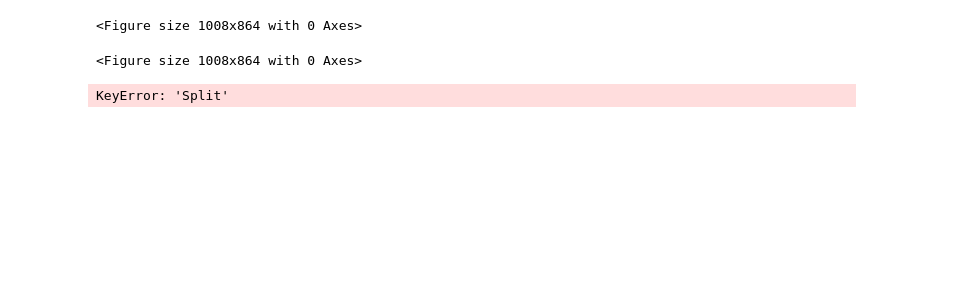
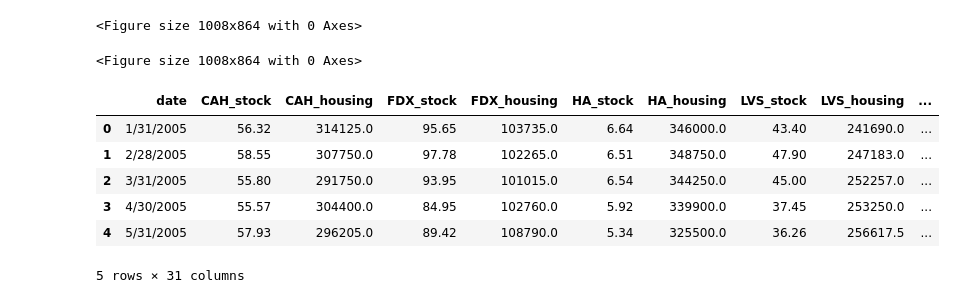
Before and after one commit to GraceHsu12/UCB_Project1_team, a Jupyter notebook: SL_API.ipynb, the cells around one changed output. Saved outputs shown, nothing was run; the diff lists cells and outputs as text; code cells hidden in the pictures; blank space fills up the shorter version.

```diff
--- a/SL_API.ipynb
+++ b/SL_API.ipynb
@@ -322,6 +319,32 @@ housing = pd.read_csv('house_data/CAH_housing.csv')
-# %%
-import scipy.stats as stats
-import numpy as np
-stats.ttest_ind(clean_df['Split'], housing['Value'], equal_var=False)
-# %% [output]
-KeyError: 'Split'
+# %%
+# Combine all stock and housing lists into one dataframe
+
+combined_stock_housing_df = pd.DataFrame({
+    'date': stock_csv['Date']
+})
+stock_tickers = tickers_df['ticker']
+
+for each in stock_tickers:
+    # Excluding data from ABC, NKE, CVS, SAFM, ANTM
+    if each in ['ABC', 'NKE', 'CVS', 'SAFM', 'ANTM']:
+        pass
+    elif each == 'AAPL':
+        current_stock = pd.read_csv(f'{each}_split_data.csv')
+        current_house = pd.read_csv(f'house_data/{each}_housing.csv')
+        combined_stock_housing_df[f'{each}_stock']=current_stock['Final Split']
+        combined_stock_housing_df[f'{each}_housing']=current_house['Value']
+    else:
+        current_stock = pd.read_csv(f'stock_data/{each}_stock.csv')
+        current_house = pd.read_csv(f'house_data/{each}_housing.csv')
+        combined_stock_housing_df[f'{each}_stock']=current_stock['Close']
+        combined_stock_housing_df[f'{each}_housing']=current_house['Value']
+
+combined_stock_housing_df.head()
+# %% [output]
+|  | date | CAH_stock | CAH_housing | FDX_stock | FDX_housing | HA_stock | HA_housing | LVS_stock | LVS_housing | ... |
+| 0 | 1/31/2005 | 56.32 | 314125.0 | 95.65 | 103735.0 | 6.64 | 346000.0 | 43.40 | 241690.0 | ... |
+| 1 | 2/28/2005 | 58.55 | 307750.0 | 97.78 | 102265.0 | 6.51 | 348750.0 | 47.90 | 247183.0 | ... |
+| 2 | 3/31/2005 | 55.80 | 291750.0 | 93.95 | 101015.0 | 6.54 | 344250.0 | 45.00 | 252257.0 | ... |
+| 3 | 4/30/2005 | 55.57 | 304400.0 | 84.95 | 102760.0 | 5.92 | 339900.0 | 37.45 | 253250.0 | ... |
+| 4 | 5/31/2005 | 57.93 | 296205.0 | 89.42 | 108790.0 | 5.34 | 325500.0 | 36.26 | 256617.5 | ... |
+5 rows × 31 columns
```
Also changed, not shown: parts of 13 cells of this notebook, 28 other files.
